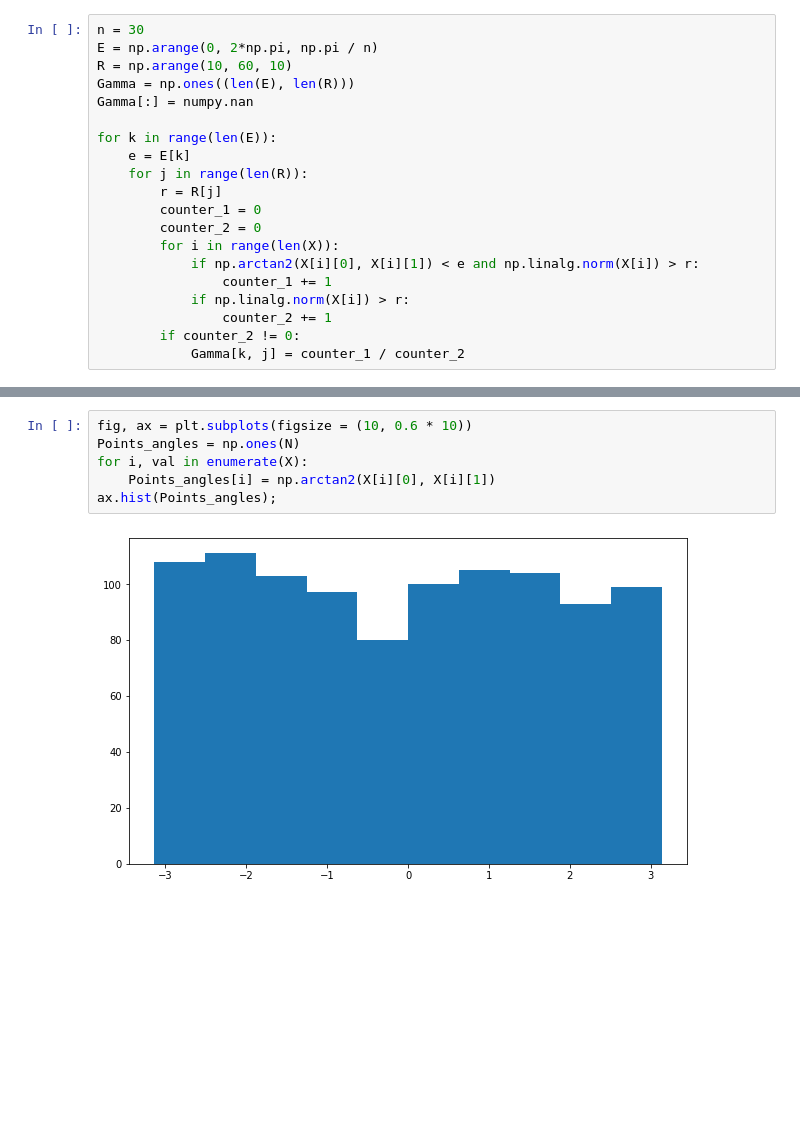
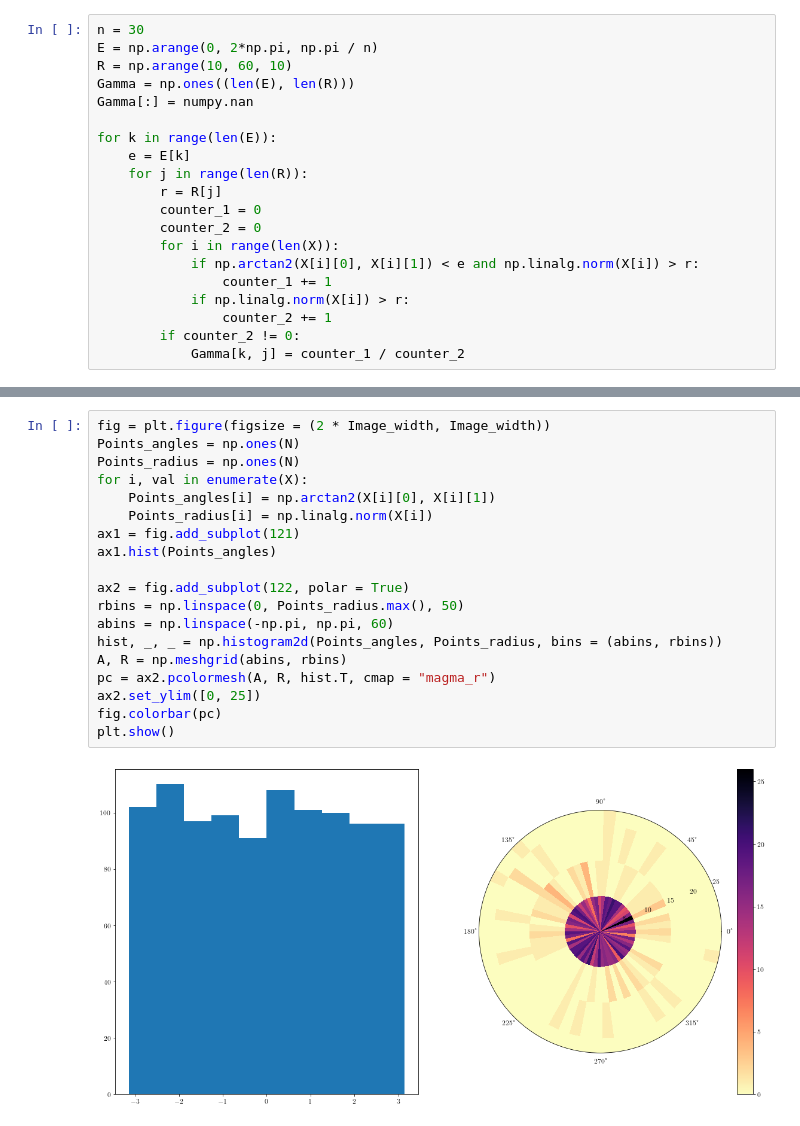
Before and after one commit to chwilko/CSoS, a Jupyter notebook: Python3/L5/Task_1.ipynb, the cells around one changed output, grey strips where cells are left out. Drawn from its saved outputs; the diff is of its cells as text; blank space fills up the shorter version.

```diff
--- a/Python3/L5/Task_1.ipynb
+++ b/Python3/L5/Task_1.ipynb
@@ -65,9 +67,22 @@ plt.show()
-# %%
-fig, ax = plt.subplots(figsize = (10, 0.6 * 10))
-Points_angles = np.ones(N)
-for i, val in enumerate(X):
-    Points_angles[i] = np.arctan2(X[i][0], X[i][1])
-ax.hist(Points_angles);
-# %% [output]
-[figure, removed]
+# %%
+fig = plt.figure(figsize = (2 * Image_width, Image_width))
+Points_angles = np.ones(N)
+Points_radius = np.ones(N)
+for i, val in enumerate(X):
+    Points_angles[i] = np.arctan2(X[i][0], X[i][1])
+    Points_radius[i] = np.linalg.norm(X[i])
+ax1 = fig.add_subplot(121)
+ax1.hist(Points_angles)
+
+ax2 = fig.add_subplot(122, polar = True)
+rbins = np.linspace(0, Points_radius.max(), 50)
+abins = np.linspace(-np.pi, np.pi, 60)
+hist, _, _ = np.histogram2d(Points_angles, Points_radius, bins = (abins, rbins))
+A, R = np.meshgrid(abins, rbins)
+pc = ax2.pcolormesh(A, R, hist.T, cmap = "magma_r")
+ax2.set_ylim([0, 25])
+fig.colorbar(pc)
+plt.show()
+# %% [output]
+[figure, added]
 # %%
```
Also changed, not shown: parts of 5 cells of this notebook.
